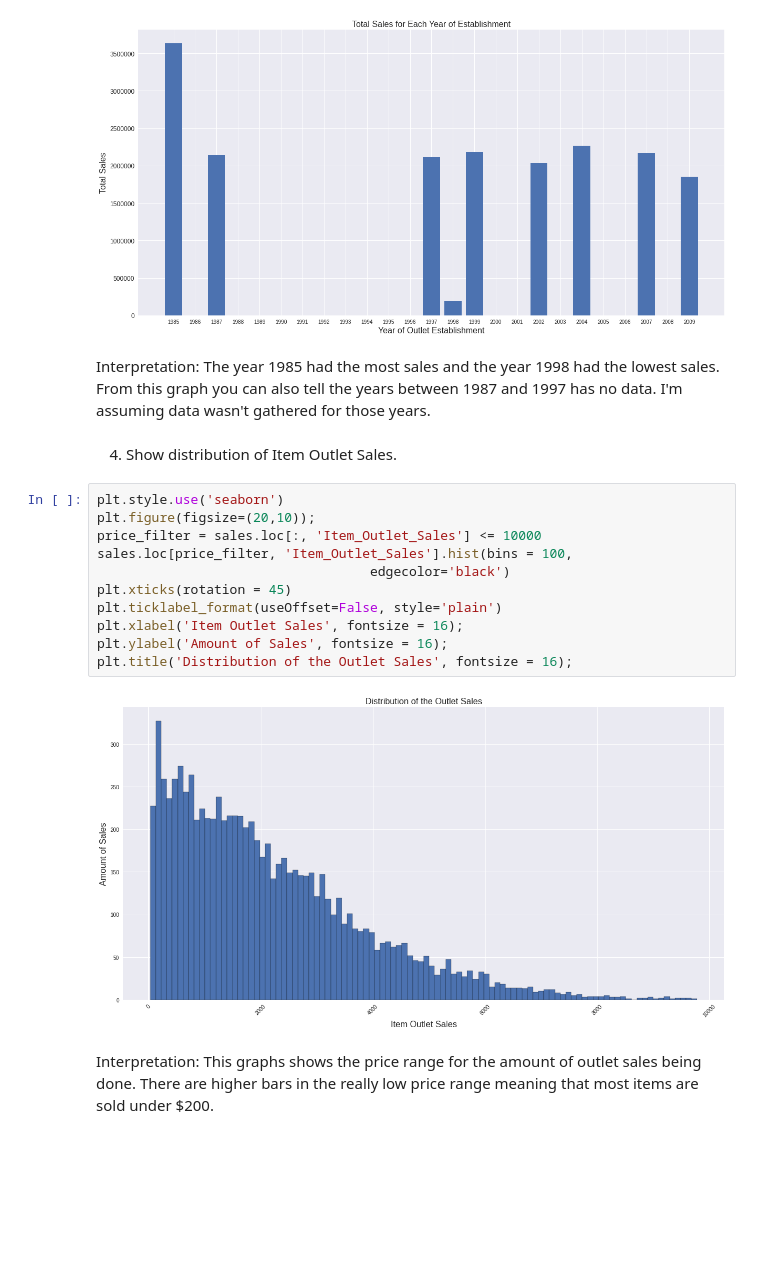
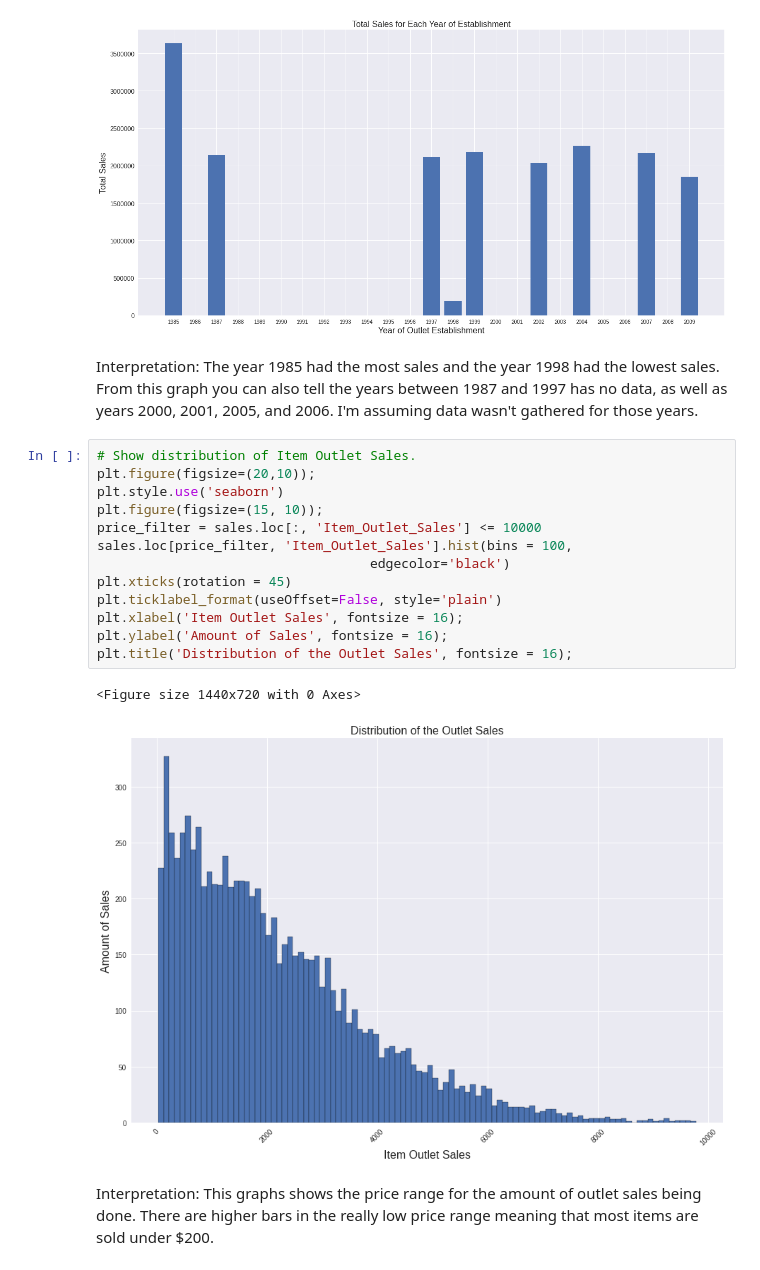
Before and after one commit to nikitha-ramchander/Sales-Prediction, a Jupyter notebook: SalesDataVisualization.ipynb, the cells around one changed output. Drawn from its saved outputs; the diff is of its cells as text; blank space fills up the shorter version.

```diff
--- a/SalesDataVisualization.ipynb
+++ b/SalesDataVisualization.ipynb
@@ -79,21 +76,22 @@ plt.gcf().axes[0].yaxis.get_major_formatter().set_scientific(False);
 # %% [output]
 [figure]
 # %% [markdown]
-Interpretation: The year 1985 had the most sales and the year 1998 had the lowest sales. From this graph you can also tell the years between 1987 and 1997 has no data. I'm assuming data wasn't gathered for those years.
+Interpretation: The year 1985 had the most sales and the year 1998 had the lowest sales. From this graph you can also tell the years between 1987 and 1997 has no data, as well as years 2000, 2001, 2005, and 2006. I'm assuming data wasn't gathered for those years.
-# %% [markdown]
-4. Show distribution of Item Outlet Sales.
 # %%
+# Show distribution of Item Outlet Sales.
+plt.figure(figsize=(20,10));
 plt.style.use('seaborn')
-plt.figure(figsize=(20,10));
+plt.figure(figsize=(15, 10));
 price_filter = sales.loc[:, 'Item_Outlet_Sales'] <= 10000
 sales.loc[price_filter, 'Item_Outlet_Sales'].hist(bins = 100,
                                    edgecolor='black')
 plt.xticks(rotation = 45)
 plt.ticklabel_format(useOffset=False, style='plain')
 plt.xlabel('Item Outlet Sales', fontsize = 16);
 plt.ylabel('Amount of Sales', fontsize = 16);
 plt.title('Distribution of the Outlet Sales', fontsize = 16);
 # %% [output]
+<Figure size 1440x720 with 0 Axes>
-[figure, old version]
+[figure, new version]
 # %% [markdown]
 Interpretation: This graphs shows the price range for the amount of outlet sales being done. There are higher bars in the really low price range meaning that most items are sold under $200.
```
Also changed, not shown: parts of 18 cells of this notebook.
